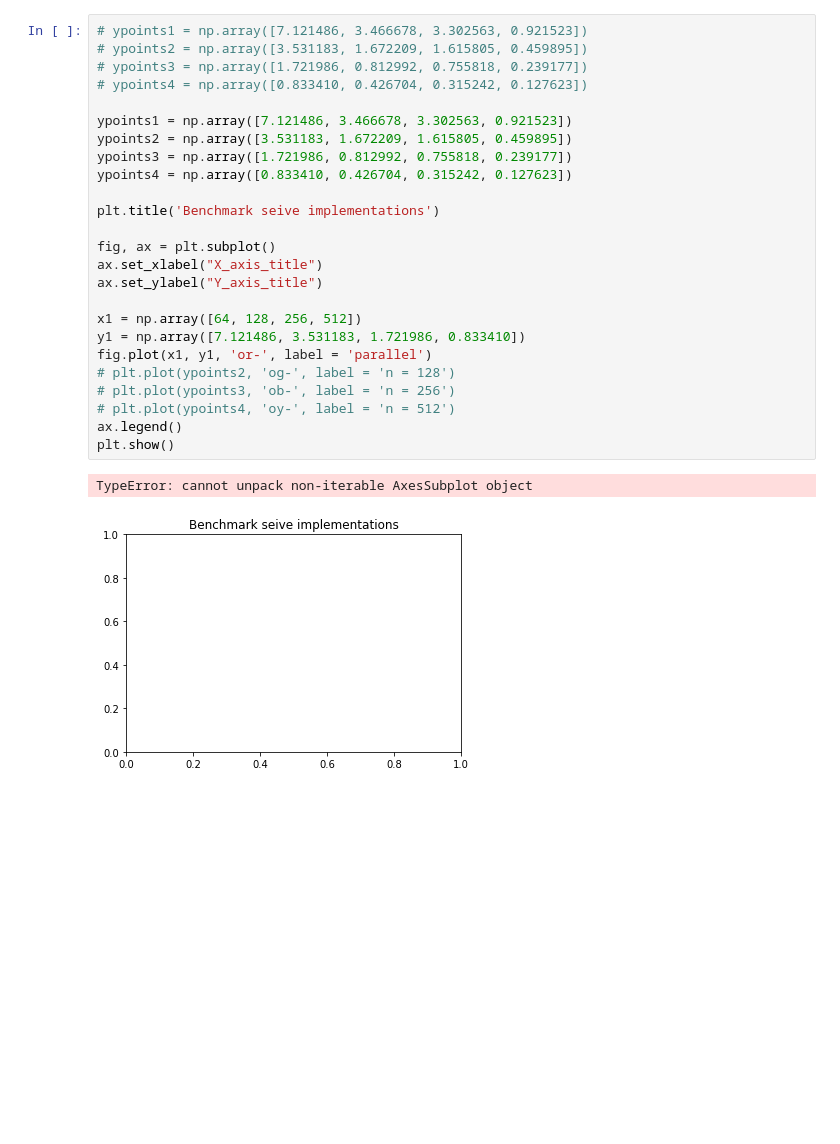
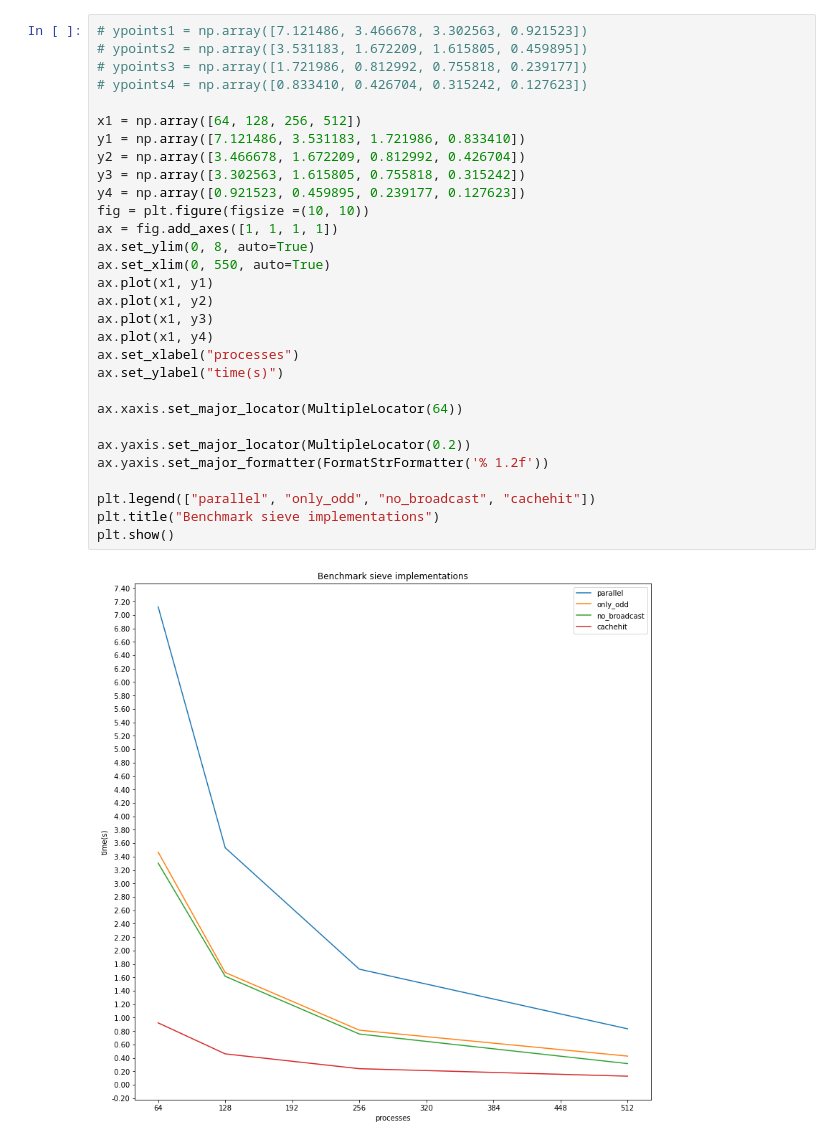
Before and after one commit to nikhilankam9/HighPerformanceComputing, a Jupyter notebook: MPI/prime_numbers/benchmarking.ipynb, the cells around one changed output. Cells and saved outputs as stored; diff of their text form; blank space fills up the shorter version.

Commit message:
benchmarking

```diff
--- a/MPI/prime_numbers/benchmarking.ipynb
+++ b/MPI/prime_numbers/benchmarking.ipynb
@@ -4,28 +8,32 @@ import numpy as np
-# %%
-# ypoints1 = np.array([7.121486, 3.466678, 3.302563, 0.921523])
-# ypoints2 = np.array([3.531183, 1.672209, 1.615805, 0.459895])
-# ypoints3 = np.array([1.721986, 0.812992, 0.755818, 0.239177])
-# ypoints4 = np.array([0.833410, 0.426704, 0.315242, 0.127623])
-
-ypoints1 = np.array([7.121486, 3.466678, 3.302563, 0.921523])
-ypoints2 = np.array([3.531183, 1.672209, 1.615805, 0.459895])
-ypoints3 = np.array([1.721986, 0.812992, 0.755818, 0.239177])
-ypoints4 = np.array([0.833410, 0.426704, 0.315242, 0.127623])
-
-plt.title('Benchmark seive implementations')
-
-fig, ax = plt.subplot()
-ax.set_xlabel("X_axis_title")
-ax.set_ylabel("Y_axis_title")
-
-x1 = np.array([64, 128, 256, 512])
-y1 = np.array([7.121486, 3.531183, 1.721986, 0.833410])
-fig.plot(x1, y1, 'or-', label = 'parallel')
-# plt.plot(ypoints2, 'og-', label = 'n = 128')
-# plt.plot(ypoints3, 'ob-', label = 'n = 256')
-# plt.plot(ypoints4, 'oy-', label = 'n = 512')
-ax.legend()
-plt.show()
-# %% [output]
-TypeError: cannot unpack non-iterable AxesSubplot object
-[figure, removed]
+# %%
+# ypoints1 = np.array([7.121486, 3.466678, 3.302563, 0.921523])
+# ypoints2 = np.array([3.531183, 1.672209, 1.615805, 0.459895])
+# ypoints3 = np.array([1.721986, 0.812992, 0.755818, 0.239177])
+# ypoints4 = np.array([0.833410, 0.426704, 0.315242, 0.127623])
+
+x1 = np.array([64, 128, 256, 512])
+y1 = np.array([7.121486, 3.531183, 1.721986, 0.833410])
+y2 = np.array([3.466678, 1.672209, 0.812992, 0.426704])
+y3 = np.array([3.302563, 1.615805, 0.755818, 0.315242])
+y4 = np.array([0.921523, 0.459895, 0.239177, 0.127623])
+fig = plt.figure(figsize =(10, 10))
+ax = fig.add_axes([1, 1, 1, 1])
+ax.set_ylim(0, 8, auto=True)
+ax.set_xlim(0, 550, auto=True)
+ax.plot(x1, y1)
+ax.plot(x1, y2)
+ax.plot(x1, y3)
+ax.plot(x1, y4)
+ax.set_xlabel("processes")
+ax.set_ylabel("time(s)")
+
+ax.xaxis.set_major_locator(MultipleLocator(64))
+
+ax.yaxis.set_major_locator(MultipleLocator(0.2))
+ax.yaxis.set_major_formatter(FormatStrFormatter('% 1.2f'))
+
+plt.legend(["parallel", "only_odd", "no_broadcast", "cachehit"])
+plt.title("Benchmark sieve implementations")
+plt.show()
+# %% [output]
+[figure, added]
```
Also changed, not shown: parts of 1 cell of this notebook.
